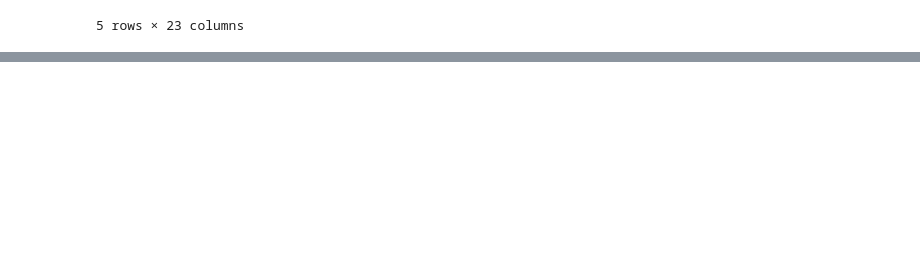
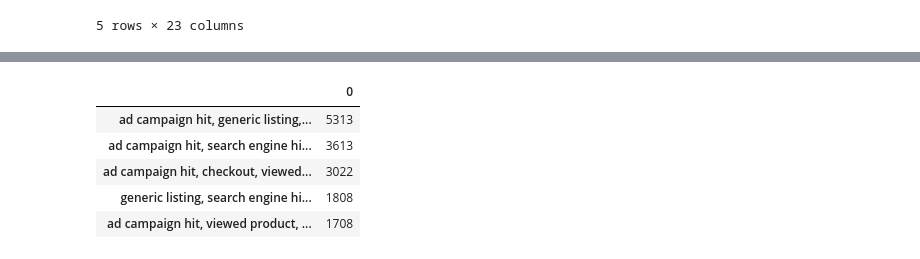
Before and after one commit to javier2409/TP1Datos2C2018, a Jupyter notebook: person.ipynb, the cells around one changed output, grey strips where cells are left out. Cells and saved outputs as stored; diff of their text form; code cells hidden in the pictures; blank space fills up the shorter version.

```diff
--- a/person.ipynb
+++ b/person.ipynb
@@ -60,0 +62,10 @@ analisis.describe()
+# %%
+g = primeros_eventos.value_counts().head(5).to_frame()
+g
+# %% [output]
+|  | 0 |
+| ad campaign hit, generic listing,... | 5313 |
+| ad campaign hit, search engine hi... | 3613 |
+| ad campaign hit, checkout, viewed... | 3022 |
+| generic listing, search engine hi... | 1808 |
+| ad campaign hit, viewed product, ... | 1708 |
```
Also changed, not shown: parts of 10 cells of this notebook, 2 other files.
